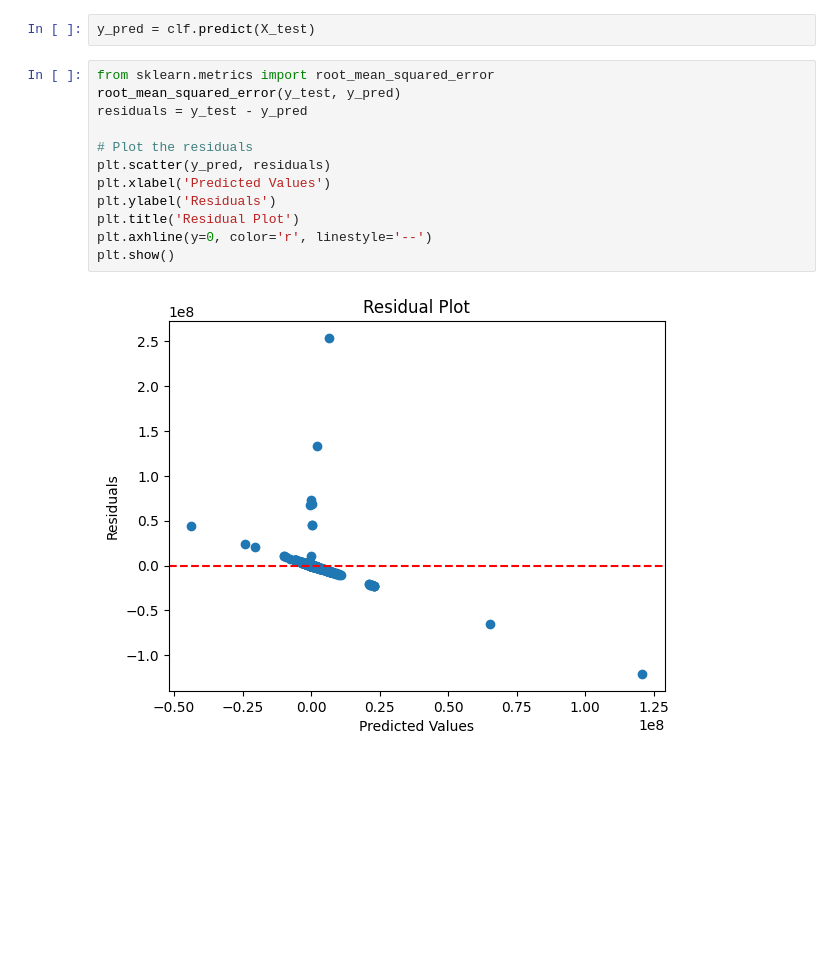
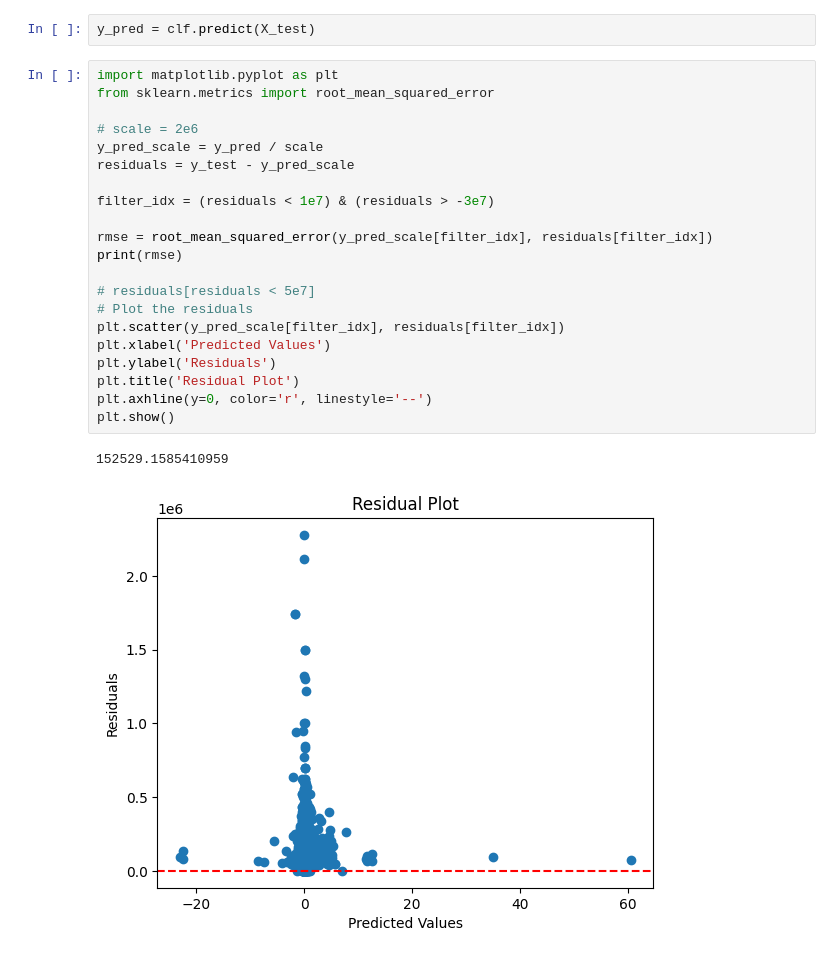
Before and after one commit to lucas-oma/cs2565-project, a Jupyter notebook: CountVectorize.ipynb, the cells around one changed output. Cells and saved outputs as stored; diff of their text form; blank space fills up the shorter version.

```diff
--- a/Project.ipynb
+++ b/CountVectorize.ipynb
@@ -265,16 +275,26 @@ GradientBoostingRegressor(learning_rate=1.0, max_depth=1, random_state=0)
 # %%
 y_pred = clf.predict(X_test)
 # %%
+import matplotlib.pyplot as plt
 from sklearn.metrics import root_mean_squared_error
-root_mean_squared_error(y_test, y_pred)
-residuals = y_test - y_pred
 
+# scale = 2e6
+y_pred_scale = y_pred / scale
+residuals = y_test - y_pred_scale
+
+filter_idx = (residuals < 1e7) & (residuals > -3e7)
+
+rmse = root_mean_squared_error(y_pred_scale[filter_idx], residuals[filter_idx])
+print(rmse)
+
+# residuals[residuals < 5e7]
 # Plot the residuals
-plt.scatter(y_pred, residuals)
+plt.scatter(y_pred_scale[filter_idx], residuals[filter_idx])
 plt.xlabel('Predicted Values')
 plt.ylabel('Residuals')
 plt.title('Residual Plot')
 plt.axhline(y=0, color='r', linestyle='--')
 plt.show()
 # %% [output]
+152529.1585410959
-[figure, old version]
+[figure, new version]
```
Also changed, not shown: parts of 3 cells of this notebook, 3 other files.
